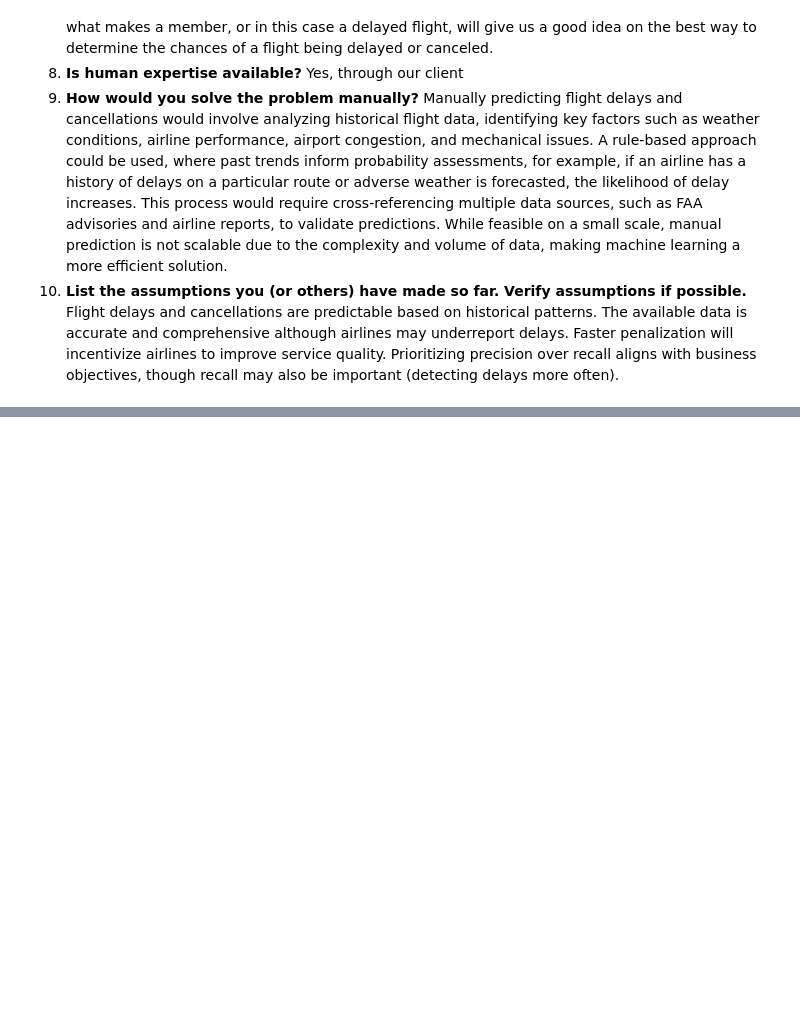
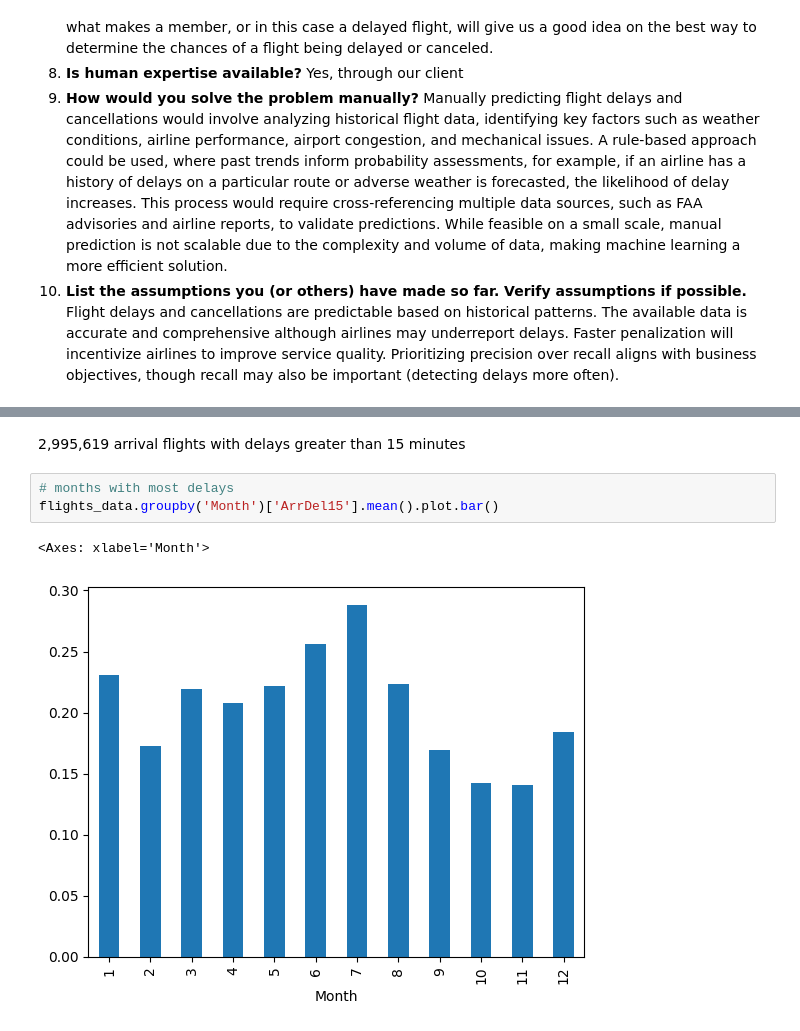
Before and after one commit to CollinmcCastro/Delayed-Flights, a Jupyter notebook: Delayed.ipynb, the cells around one changed output, grey strips where cells are left out. Cells and saved outputs as stored; diff of their text form; blank space fills up the shorter version.

```diff
--- a/Delayed.ipynb
+++ b/Delayed.ipynb
@@ -39,0 +236,8 @@ Frame the Problem
+# %% [markdown]
+2,995,619 arrival flights with delays greater than 15 minutes
+# %%
+# months with most delays
+flights_data.groupby('Month')['ArrDel15'].mean().plot.bar()
+# %% [output]
+<Axes: xlabel='Month'>
+[figure, added]
```
Also changed, not shown: parts of 53 cells of this notebook.
